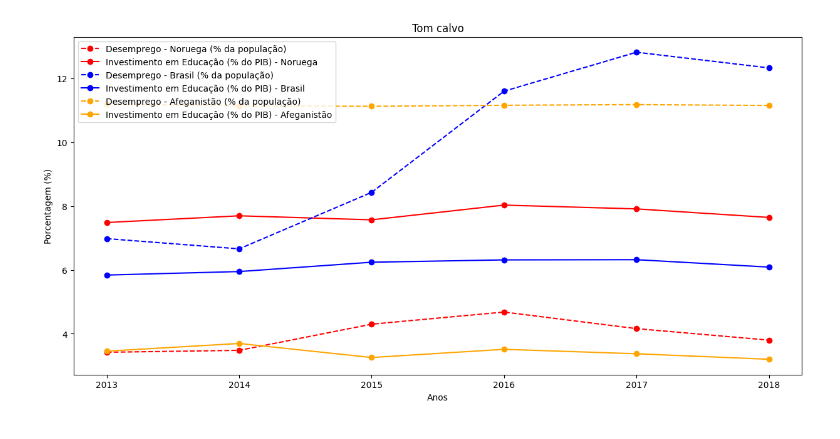
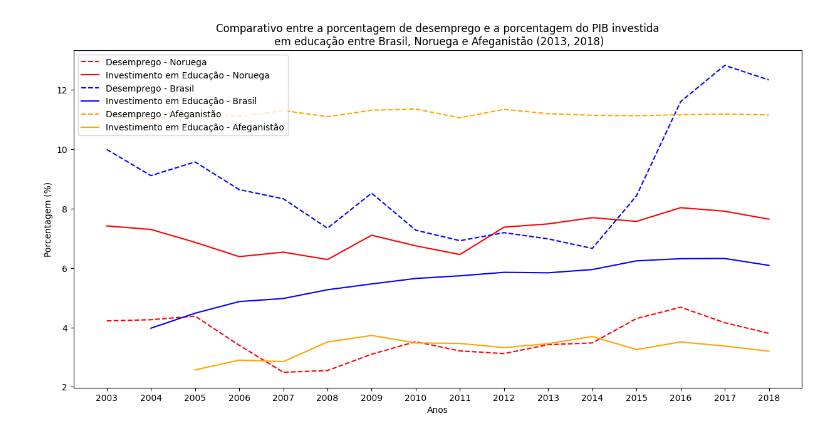
Before and after one commit to alessitomas/c.dadosAPS, a Jupyter notebook: aps2.ipynb, the cells around one changed output. Saved outputs shown, nothing was run; the diff lists cells and outputs as text; code cells hidden in the pictures.

```diff
--- a/aps2.ipynb
+++ b/aps2.ipynb
@@ -37,57 +71,18 @@ all_nor.head()
 # %%
-lista_norway1 = []
-lista_norway2 = []
-
-lista_brasil1 = []
-lista_brasil2 = []
-
-lista_afeg1 = []
-lista_afeg2 = []
-
-
-
-lista_anos = list(range(2013,2019))
-
-
-
-
-data_norway1 = all_nor[all_nor['Indicator Code'] == 'SL.UEM.TOTL.ZS']
-data_norway2 = all_nor[all_nor['Indicator Code'] == 'SE.XPD.TOTL.GD.ZS']
-
-data_brasil1 = all_bra[all_bra['Indicator Code'] == 'SL.UEM.TOTL.ZS']
-data_brasil2 = all_bra[all_bra['Indicator Code'] == 'SE.XPD.TOTL.GD.ZS']
-
-data_afeg1 = all_afe[all_afe['Indicator Code'] == 'SL.UEM.TOTL.ZS']
-data_afeg2 = all_afe[all_afe['Indicator Code'] == 'SE.XPD.TOTL.GD.ZS']
-
-
-for ano in lista_anos:
-    lista_norway1.append(data_norway1[str(ano)])
-    lista_norway2.append(data_norway2[str(ano)])
-
-    lista_brasil1.append(data_brasil1[str(ano)])
-    lista_brasil2.append(data_brasil2[str(ano)])
-
-    lista_afeg1.append(data_afeg1[str(ano)])
-    lista_afeg2.append(data_afeg2[str(ano)])
-
-
-
-
 plt.style.use('default')
 plt.figure(figsize=(15,7))
-plt.plot(lista_anos, lista_norway1, "r--", color= 'red', marker = "o", label= 'Desemprego - Noruega (% da população)')
-plt.plot(lista_anos, lista_norway2, color= 'red', marker = 'o', label= 'Investimento em Educação (% do PIB) - Noruega')
-plt.plot(lista_anos, lista_brasil1, "r--", color= 'blue', marker = "o", label= 'Desemprego - Brasil (% da população)')
-plt.plot(lista_anos, lista_brasil2, color= 'blue', marker = 'o', label= 'Investimento em Educação (% do PIB) - Brasil')
-plt.plot(lista_anos, lista_afeg1, "r--", color= 'orange', marker = "o", label= 'Desemprego - Afeganistão (% da população)')
-plt.plot(lista_anos, lista_afeg2, color= 'orange', marker = 'o', label= 'Investimento em Educação (% do PIB) - Afeganistão')
+plt.plot(lista_anos, lista_norway1, "r--", color= 'red', label= 'Desemprego - Noruega')
+plt.plot(lista_anos, lista_norway2, color= 'red', label= 'Investimento em Educação - Noruega')
+plt.plot(lista_anos, lista_brasil1, "r--", color= 'blue', label= 'Desemprego - Brasil')
+plt.plot(lista_anos, lista_brasil2, color= 'blue', label= 'Investimento em Educação - Brasil')
+plt.plot(lista_anos, lista_afeg1, "r--", color= 'orange', label= 'Desemprego - Afeganistão')
+plt.plot(lista_anos, lista_afeg2, color= 'orange', label= 'Investimento em Educação - Afeganistão')
 
-plt.legend(loc='best')
-plt.title('Tom calvo')
+plt.legend(loc=2)
+plt.title('Comparativo entre a porcentagem de desemprego e a porcentagem do PIB investida\n em educação entre Brasil, Noruega e Afeganistão (2013, 2018)')
 plt.xlabel('Anos')
 plt.ylabel('Porcentagem (%)')
-plt.xticks(range(2013, 2019))
+plt.xticks(range(2003, 2019))
 plt.show()
 # %% [output]
-[figure, old version]
+[figure, new version]
```
Also changed, not shown: parts of 2 cells of this notebook.
